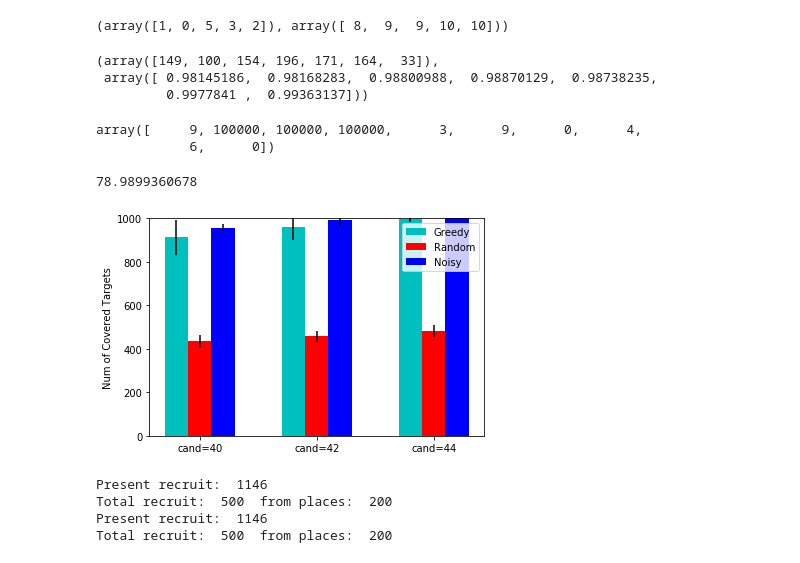
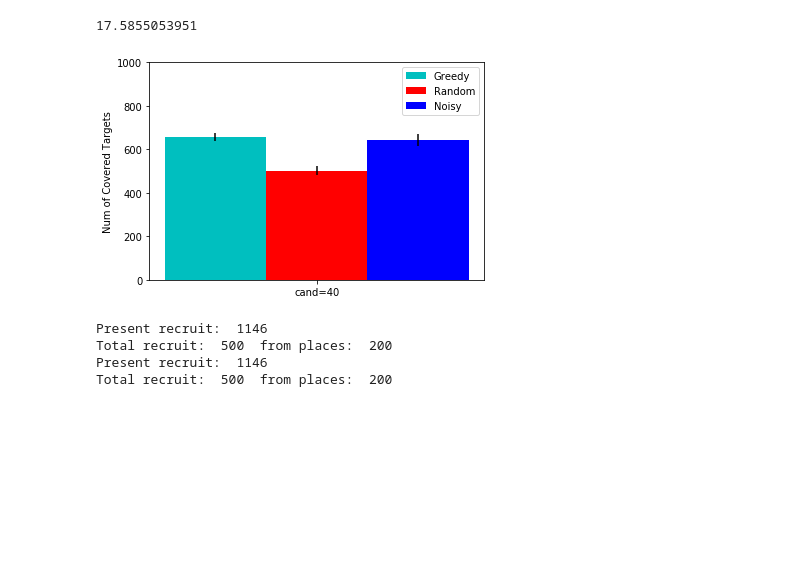
Before and after one commit to HenryNebula/Differential_Privacy_Coverage, a Jupyter notebook: Untitled.ipynb, the cells around one changed output. Saved outputs shown, nothing was run; the diff lists cells and outputs as text; code cells hidden in the pictures; blank space fills up the shorter version.

```diff
--- a/Untitled.ipynb
+++ b/Untitled.ipynb
@@ -1,8 +1,2 @@
 # %%
 %matplotlib inline
-# %%
-a = np.array([9, 8, 10, 10, 3, 9, 0, 4, 6, 0])
-ind = np.argpartition(a, -5)[-5:]
-ind, a[ind]
-# %% [output]
-(array([1, 0, 5, 3, 2]), array([ 8,  9,  9, 10, 10]))
@@ -11,9 +2,0 @@ a = a.reshape(-1,1)
-# %%
-k=7
-grad_ = np.random.rand(200,)
-ind = np.argpartition(grad_, -k)[-k:]
-ind, grad_[ind]
-# %% [output]
-(array([149, 100, 154, 196, 171, 164,  33]),
- array([ 0.98145186,  0.98168283,  0.98800988,  0.98870129,  0.98738235,
-         0.9977841 ,  0.99363137]))
@@ -22,5 +2,0 @@ a[[1,2,3]] = 100000
-# %%
-a
-# %% [output]
-array([     9, 100000, 100000, 100000,      3,      9,      0,      4,
-            6,      0])
@@ -688,9 +599,9 @@ if __name__ == '__main__':
 # %%
 def easy_draw():
-    dataset_num = 3
+    dataset_num = 1
     method_num = 3
     iter_per_set = 10
-    dir_name = "change_cand"
+    dir_name = "test"
     data_src = "SG"
     color = ['c','r','b','g']
     Results = np.zeros((dataset_num, method_num, iter_per_set))
@@ -708,35 +619,35 @@ def easy_draw():
         for m in range(0, method_num):
             Stats[i,m,0] = np.mean(Results[i,m,:])
             Stats[i,m,1] = np.std(Results[i,m,:])
 
     print Stats[0,0,1]
     ind = np.arange(dataset_num)
     width = 0.2
     p_list = []
     for m in range(0, method_num):
         if method_num % 2 != 0:
             bias = np.floor(method_num/2)
         else:
             bias = (method_num - 1.0)/2
         p = plt.bar(ind + width*(m-bias), Stats[:,m,0], width=width, color=color[m], yerr=Stats[:,m,1])
         p_list.append(p)
 
 #     marker = ['p_0.1','p_0.01','p_0.001']
 #     marker = ['cand=30','cand=60','cand=90','cand=120']
 #     marker = ['k=10','k=20','k=30']
     marker = ['cand=40','cand=42','cand=44']
     plt.xticks(ind, marker)
     plt.ylim(0,1000)
     tup = tuple([p[0] for p in p_list])
     plt.legend(tup,("Greedy", "Random","Noisy"))
     plt.ylabel("Num of Covered Targets")
     plt.savefig(data_src+'_' + dir_name+'.png')
     plt.show()
 
 easy_draw()
 # %% [output]
-78.9899360678
+17.5855053951
-[figure, old version]
+[figure, new version]
 # %%
 # %% [output]
 Present recruit:  1146
```
Also changed, not shown: parts of 3 cells of this notebook, 3 other files.
